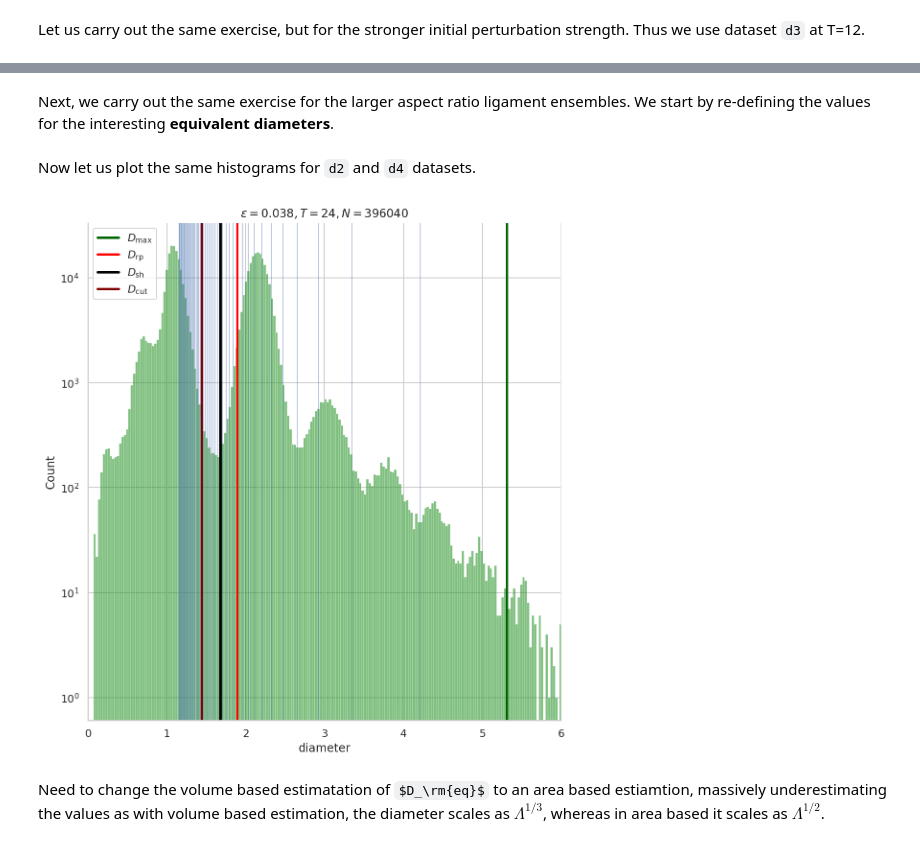
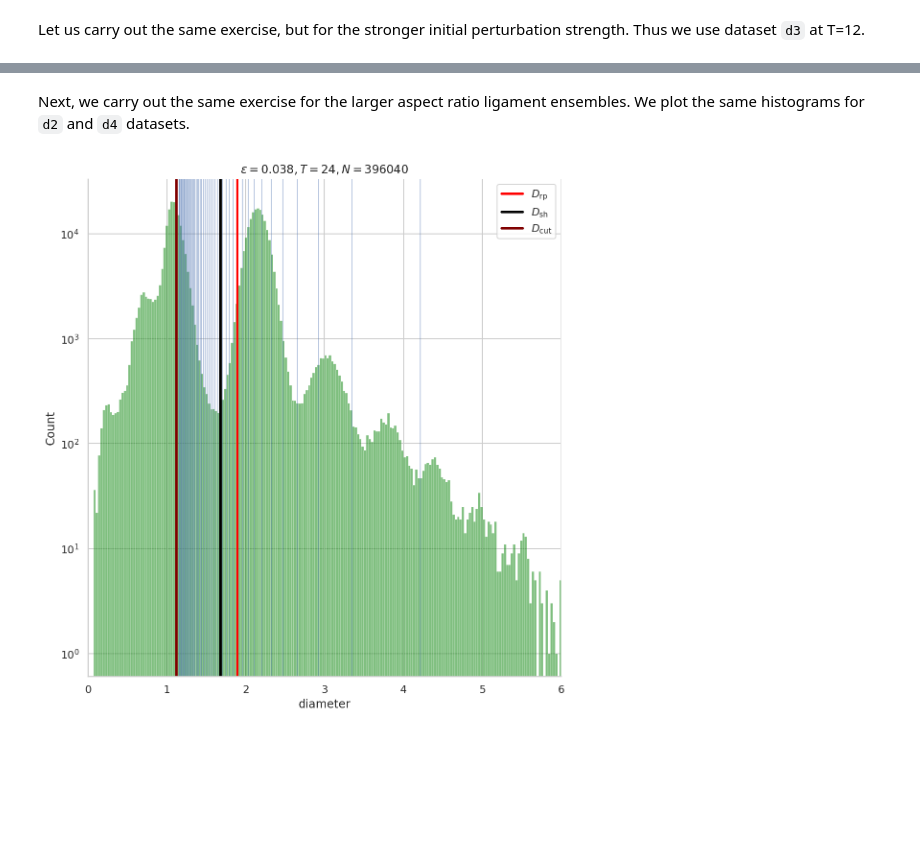
Before and after one commit to palsagar/ligaments_analysis, a Jupyter notebook: test.ipynb, the cells around one changed output, grey strips where cells are left out. Cells and saved outputs as stored; diff of their text form; code cells hidden in the pictures; some formulas as TeX source; blank space fills up the shorter version.

```diff
--- a/test.ipynb
+++ b/test.ipynb
@@ -237,7 +264,9 @@ Let us assign these values to certain named variables.
 # %%
 #initializing values for analysis of d1,d3 datasets
 
-d_max = 4.22
+d_max_1 = 7.89 # aspect-ratio = 50
+d_max_2 = 11.28 # aspect-ratio = 100
 d_rp = 1.89
 d_sh = 1.68
-d_cut = 1.14
+d_cut_1 = 1.12 # aspect-ratio = 50
+d_cut_2 = 1.60 # aspect-ratio = 100
@@ -360,32 +338,21 @@ plt.yscale("log");
 # %% [markdown]
-Next, we carry out the same exercise for the larger aspect ratio ligament ensembles. We start by re-defining the values for the interesting **equivalent diameters**.
+Next, we carry out the same exercise for the larger aspect ratio ligament ensembles. We plot the same histograms for `d2` and `d4` datasets.
-# %%
-#initializing values for analysis of d2,d4 datasets
-
-d_max = 5.31
-d_rp = 1.89
-d_sh = 1.68
-d_cut = 1.44
-# %% [markdown]
-Now let us plot the same histograms for `d2` and `d4` datasets.
 # %%
 sns.displot(data=d2.diameter[(d2.time == 24)].map(lambda p: p/2.0)
             , kind="hist", kde=False,
             legend=True, palette="bright", height=8.0, aspect=1.0,
            alpha = 0.5 , color = 'green') ;
 
 for i in range(1,50):
     plt.axvline(x = d_eq(i,50.0), lw = 1.0, alpha=0.4);
 
-plt.axvline(x = d_max, label = r'$D_{\rm{max}}$', color='darkgreen',lw=2.5);
+#plt.axvline(x = d_max, label = r'$D_{\rm{max}}$', color='darkgreen',lw=2.5);
 plt.axvline(x = d_rp, label = r'$D_{\rm{rp}}$', color='red', lw=2.5);
 plt.axvline(x = d_sh, label = r'$D_{\rm{sh}}$', color='black', lw=2.5);
-plt.axvline(x = d_cut, label = r'$D_{\rm{cut}}$', color='maroon', lw=2.5);
+plt.axvline(x = d_cut_1, label = r'$D_{\rm{cut}}$', color='maroon', lw=2.5);
 plt.xlim(0.0,6.0);
 plt.title(r'$\varepsilon = 0.038 , T=24, N=%d$ ' %d2.diameter[d2.time == 24].shape[0]);
 plt.legend(loc='best');
 plt.yscale("log");
 # %% [output]
-[figure, old version]
+[figure, new version]
-# %% [markdown]
-Need to change the volume based estimatation of $D_\rm{eq}$ to an area based estiamtion, massively underestimating the values as with volume based estimation, the diameter scales as $\Lambda^{1/3}$, whereas in area based it scales as $\Lambda^{1/2}$.
```
Also changed, not shown: parts of 27 cells of this notebook.
